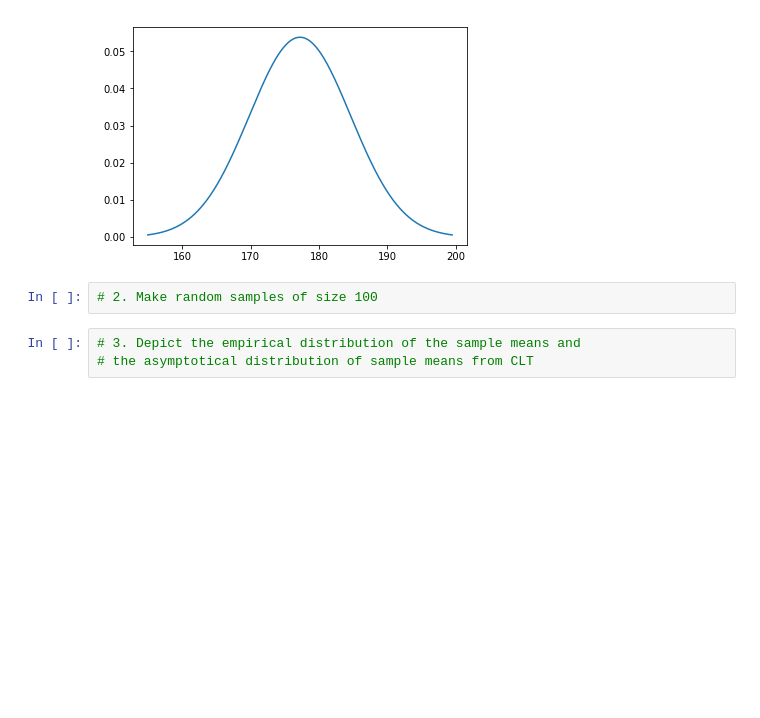
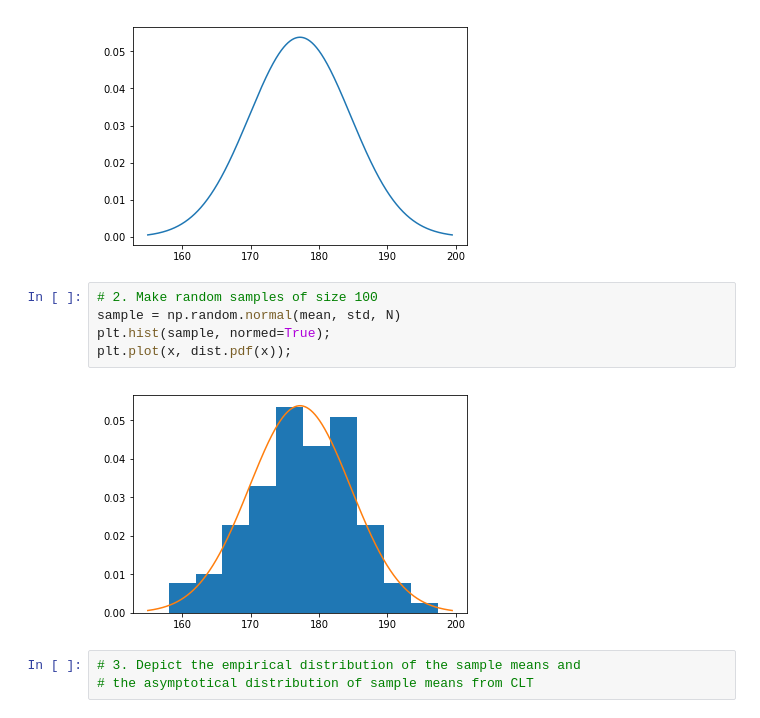
Before and after one commit to fafasonga/advstat-labs, a Jupyter notebook: Lab04/Lab04.ipynb, the cells around one changed output. Cells and saved outputs as stored; diff of their text form; blank space fills up the shorter version.

```diff
--- a/Lab04/Lab04.ipynb
+++ b/Lab04/Lab04.ipynb
@@ -115,6 +115,11 @@ plt.plot(x, dist.pdf(x));
 [figure]
 # %%
 # 2. Make random samples of size 100
+sample = np.random.normal(mean, std, N)
+plt.hist(sample, normed=True);
+plt.plot(x, dist.pdf(x));
+# %% [output]
+[figure, added]
 # %%
 # 3. Depict the empirical distribution of the sample means and
 # the asymptotical distribution of sample means from CLT
```
